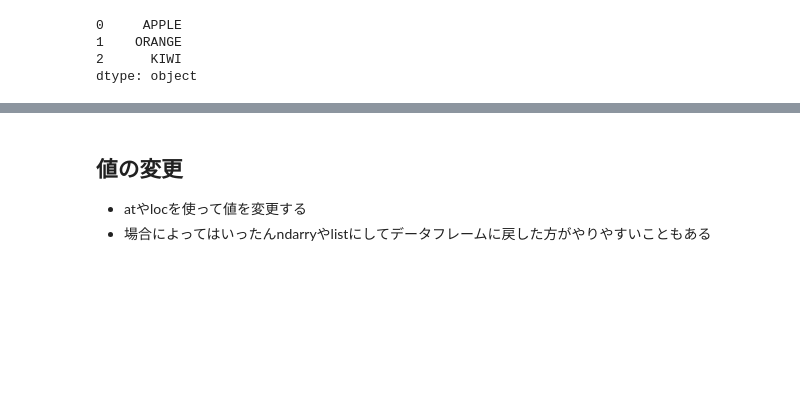
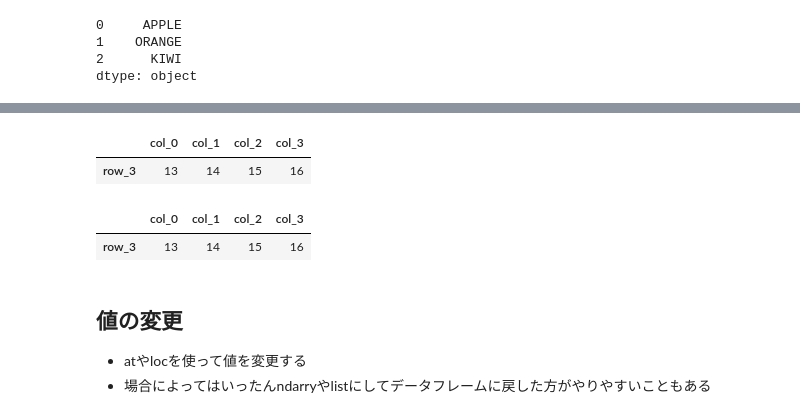
Before and after one commit to ftakao2007/python, a Jupyter notebook: jupyter_notebook/Python/pandas_base.ipynb, the cells around one changed output, grey strips where cells are left out. Saved outputs shown, nothing was run; the diff lists cells and outputs as text; code cells hidden in the pictures; blank space fills up the shorter version.

```diff
--- a/jupyter_notebook/Python/pandas_base.ipynb
+++ b/jupyter_notebook/Python/pandas_base.ipynb
@@ -710,3 +735,17 @@ dtype: object
+# %%
+# col_3が8の倍数かつcol_1が10以上
+df_data2 = df.query("col_3 % 8 == 0 and col_1 >= 10")
+df_data2
+# %% [output]
+|  | col_0 | col_1 | col_2 | col_3 |
+| row_3 | 13 | 14 | 15 | 16 |
+# %%
+# inplace = Trueでデータフレームを上書き
+df.query("col_3 % 8 == 0 and col_1 >= 10", inplace=True)
+df
+# %% [output]
+|  | col_0 | col_1 | col_2 | col_3 |
+| row_3 | 13 | 14 | 15 | 16 |
 # %% [markdown]
 ## 値の変更
 
```
Also changed, not shown: parts of 5 cells of this notebook, 2 other files.
